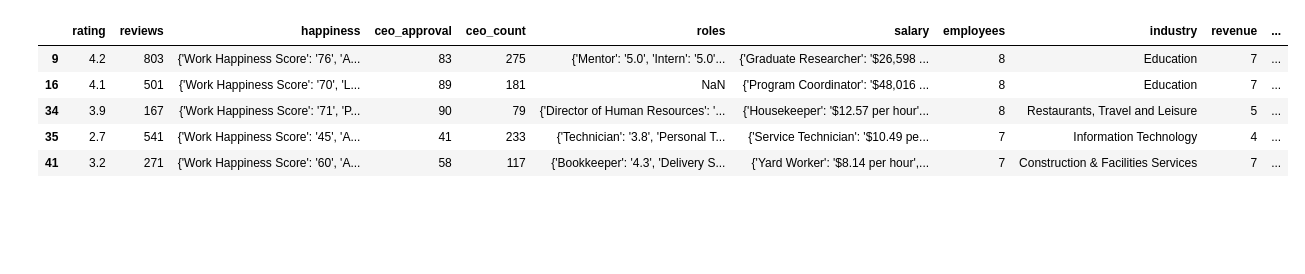
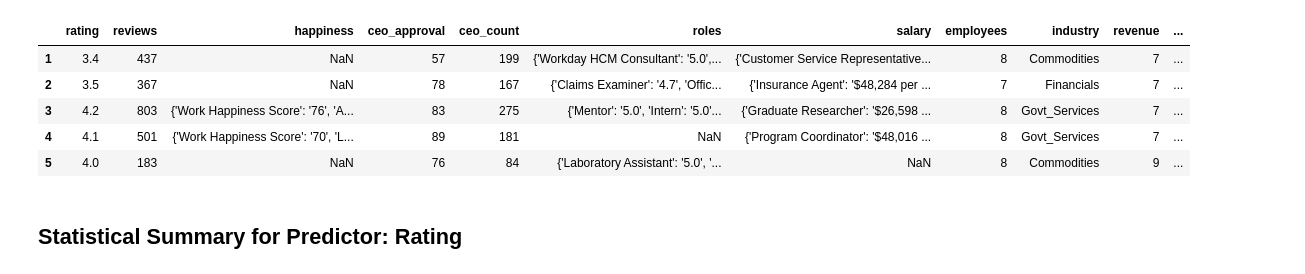
Before and after one commit to leileijng/CompanyRatings_DS, a Jupyter notebook: EDA/EDA_1.ipynb, the cells around one changed output. Drawn from its saved outputs; the diff is of its cells as text; code cells hidden in the pictures; blank space fills up the shorter version.

```diff
--- a/EDA/EDA_1.ipynb
+++ b/EDA/EDA_1.ipynb
@@ -7,12 +19,14 @@ import matplotlib.pyplot as plt # we only need pyplot
 import pickle
 sb.set() # set the default Seaborn style for graphics
 # %%
-df = pd.read_pickle('../dataset/data_prepare2.pickle')
+df = pd.read_pickle('../dataset/data_prepare1.pickle')
 df.head()
 # %% [output]
 |  | rating | reviews | happiness | ceo_approval | ceo_count | roles | salary | employees | industry | revenue | ... |
-| 9 | 4.2 | 803 | {'Work Happiness Score': '76', 'A... | 83 | 275 | {'Mentor': '5.0', 'Intern': '5.0'... | {'Graduate Researcher': '$26,598 ... | 8 | Education | 7 | ... |
-| 16 | 4.1 | 501 | {'Work Happiness Score': '70', 'L... | 89 | 181 | NaN | {'Program Coordinator': '$48,016 ... | 8 | Education | 7 | ... |
-| 34 | 3.9 | 167 | {'Work Happiness Score': '71', 'P... | 90 | 79 | {'Director of Human Resources': '... | {'Housekeeper': '$12.57 per hour'... | 8 | Restaurants, Travel and Leisure | 5 | ... |
-| 35 | 2.7 | 541 | {'Work Happiness Score': '45', 'A... | 41 | 233 | {'Technician': '3.8', 'Personal T... | {'Service Technician': '$10.49 pe... | 7 | Information Technology | 4 | ... |
-| 41 | 3.2 | 271 | {'Work Happiness Score': '60', 'A... | 58 | 117 | {'Bookkeeper': '4.3', 'Delivery S... | {'Yard Worker': '$8.14 per hour',... | 7 | Construction & Facilities Services | 7 | ... |
+| 1 | 3.4 | 437 | NaN | 57 | 199 | {'Workday HCM Consultant': '5.0',... | {'Customer Service Representative... | 8 | Commodities | 7 | ... |
+| 2 | 3.5 | 367 | NaN | 78 | 167 | {'Claims Examiner': '4.7', 'Offic... | {'Insurance Agent': '$48,284 per ... | 7 | Financials | 7 | ... |
+| 3 | 4.2 | 803 | {'Work Happiness Score': '76', 'A... | 83 | 275 | {'Mentor': '5.0', 'Intern': '5.0'... | {'Graduate Researcher': '$26,598 ... | 8 | Govt_Services | 7 | ... |
+| 4 | 4.1 | 501 | {'Work Happiness Score': '70', 'L... | 89 | 181 | NaN | {'Program Coordinator': '$48,016 ... | 8 | Govt_Services | 7 | ... |
+| 5 | 4.0 | 183 | NaN | 76 | 84 | {'Laboratory Assistant': '5.0', '... | NaN | 8 | Commodities | 9 | ... |
+# %% [markdown]
+## Statistical Summary for Predictor: Rating
```
Also changed, not shown: parts of 29 cells of this notebook, 7 other files.
